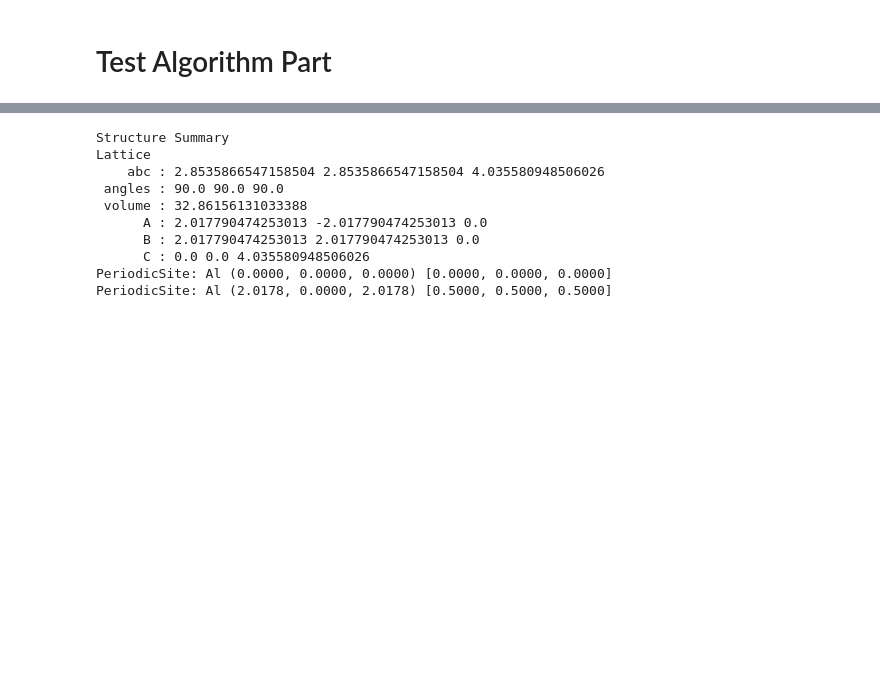
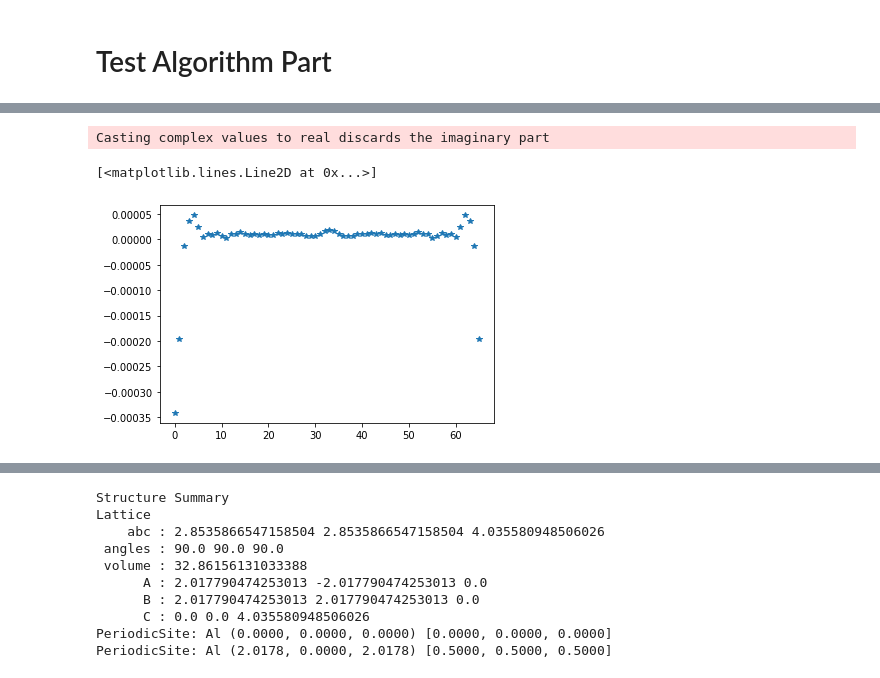
Before and after one commit to acloots2/Thesis_SURFASCOPE, a Jupyter notebook: MatrixSum.ipynb, the cells around one changed output, grey strips where cells are left out. Cells and saved outputs as stored; diff of their text form; code cells hidden in the pictures; blank space fills up the shorter version.

```diff
--- a/MatrixSum.ipynb
+++ b/MatrixSum.ipynb
@@ -185,0 +261,6 @@ dim = np.load("dim.npy")
+# %%
+plt.plot(chi0zz[0], '*')
+# %% [output]
+Casting complex values to real discards the imaginary part
+[<matplotlib.lines.Line2D at 0x...>]
+[figure, added]
```
Also changed, not shown: parts of 26 cells of this notebook, 2 other files.
